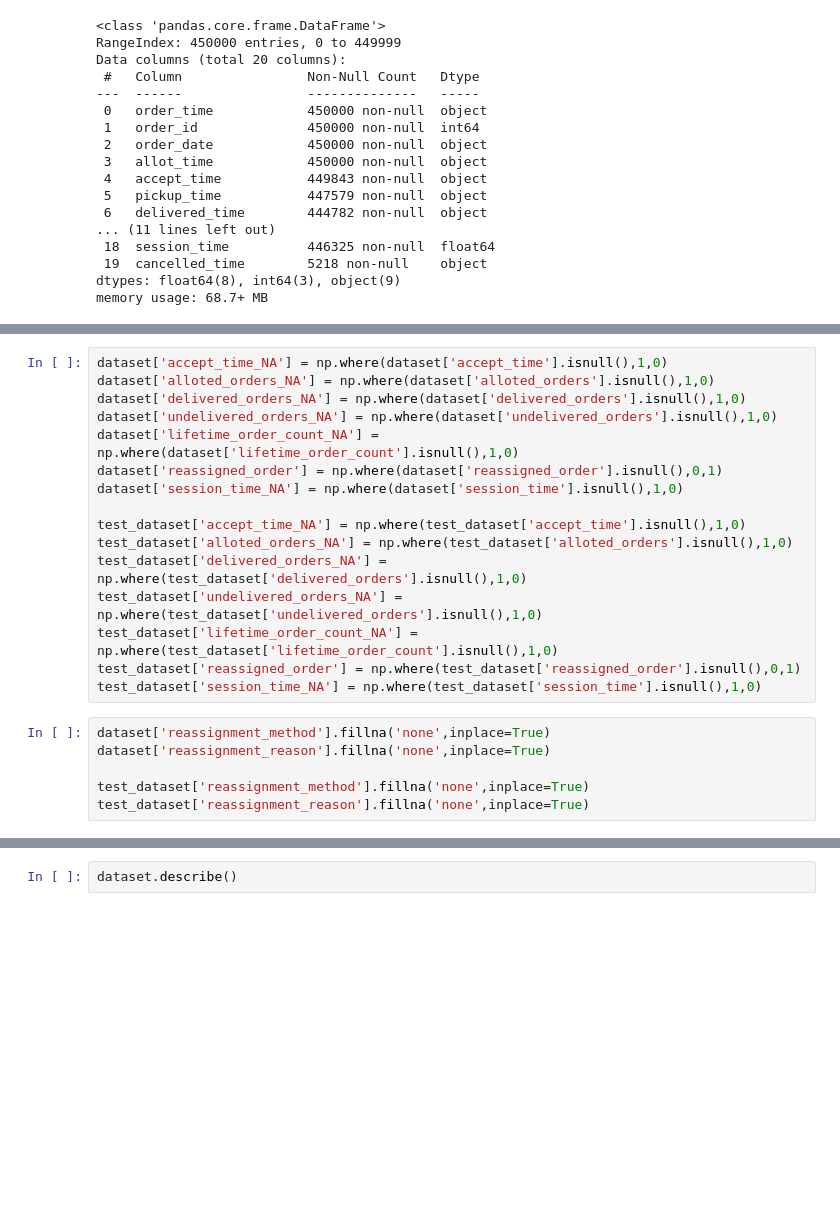
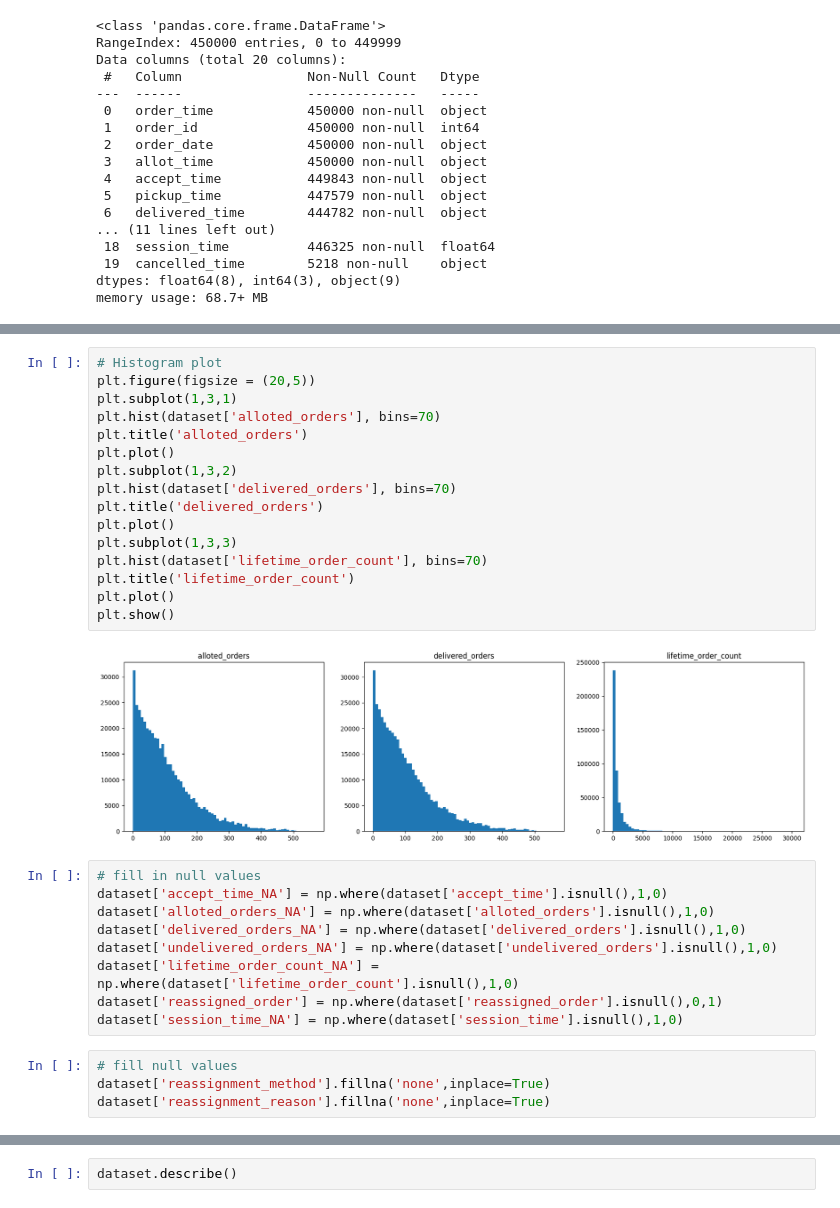
Before and after one commit to 07UPENDRA/Rider-driven-cancellation-Prediction, a Jupyter notebook: final_code.ipynb, the cells around one changed output, grey strips where cells are left out. Saved outputs shown, nothing was run; the diff lists cells and outputs as text; blank space fills up the shorter version.

```diff
--- a/final_code.ipynb
+++ b/final_code.ipynb
@@ -99,4 +88,23 @@ dtype: int64
+# %%
+# Histogram plot
+plt.figure(figsize = (20,5))
+plt.subplot(1,3,1)
+plt.hist(dataset['alloted_orders'], bins=70)
+plt.title('alloted_orders')
+plt.plot()
+plt.subplot(1,3,2)
+plt.hist(dataset['delivered_orders'], bins=70)
+plt.title('delivered_orders')
+plt.plot()
+plt.subplot(1,3,3)
+plt.hist(dataset['lifetime_order_count'], bins=70)
+plt.title('lifetime_order_count')
+plt.plot()
+plt.show()
+# %% [output]
+[figure, added]
 # %%
+# fill in null values
 dataset['accept_time_NA'] = np.where(dataset['accept_time'].isnull(),1,0)
 dataset['alloted_orders_NA'] = np.where(dataset['alloted_orders'].isnull(),1,0)
 dataset['delivered_orders_NA'] = np.where(dataset['delivered_orders'].isnull(),1,0)
@@ -104,17 +112,7 @@ dataset['undelivered_orders_NA'] = np.where(dataset['undelivered_orders'].isnull
 dataset['lifetime_order_count_NA'] = np.where(dataset['lifetime_order_count'].isnull(),1,0)
 dataset['reassigned_order'] = np.where(dataset['reassigned_order'].isnull(),0,1)
 dataset['session_time_NA'] = np.where(dataset['session_time'].isnull(),1,0)
-
-test_dataset['accept_time_NA'] = np.where(test_dataset['accept_time'].isnull(),1,0)
-test_dataset['alloted_orders_NA'] = np.where(test_dataset['alloted_orders'].isnull(),1,0)
-test_dataset['delivered_orders_NA'] = np.where(test_dataset['delivered_orders'].isnull(),1,0)
-test_dataset['undelivered_orders_NA'] = np.where(test_dataset['undelivered_orders'].isnull(),1,0)
-test_dataset['lifetime_order_count_NA'] = np.where(test_dataset['lifetime_order_count'].isnull(),1,0)
-test_dataset['reassigned_order'] = np.where(test_dataset['reassigned_order'].isnull(),0,1)
-test_dataset['session_time_NA'] = np.where(test_dataset['session_time'].isnull(),1,0)
 # %%
+# fill null values
 dataset['reassignment_method'].fillna('none',inplace=True)
 dataset['reassignment_reason'].fillna('none',inplace=True)
-
-test_dataset['reassignment_method'].fillna('none',inplace=True)
-test_dataset['reassignment_reason'].fillna('none',inplace=True)
```
Also changed, not shown: parts of 57 cells of this notebook.
